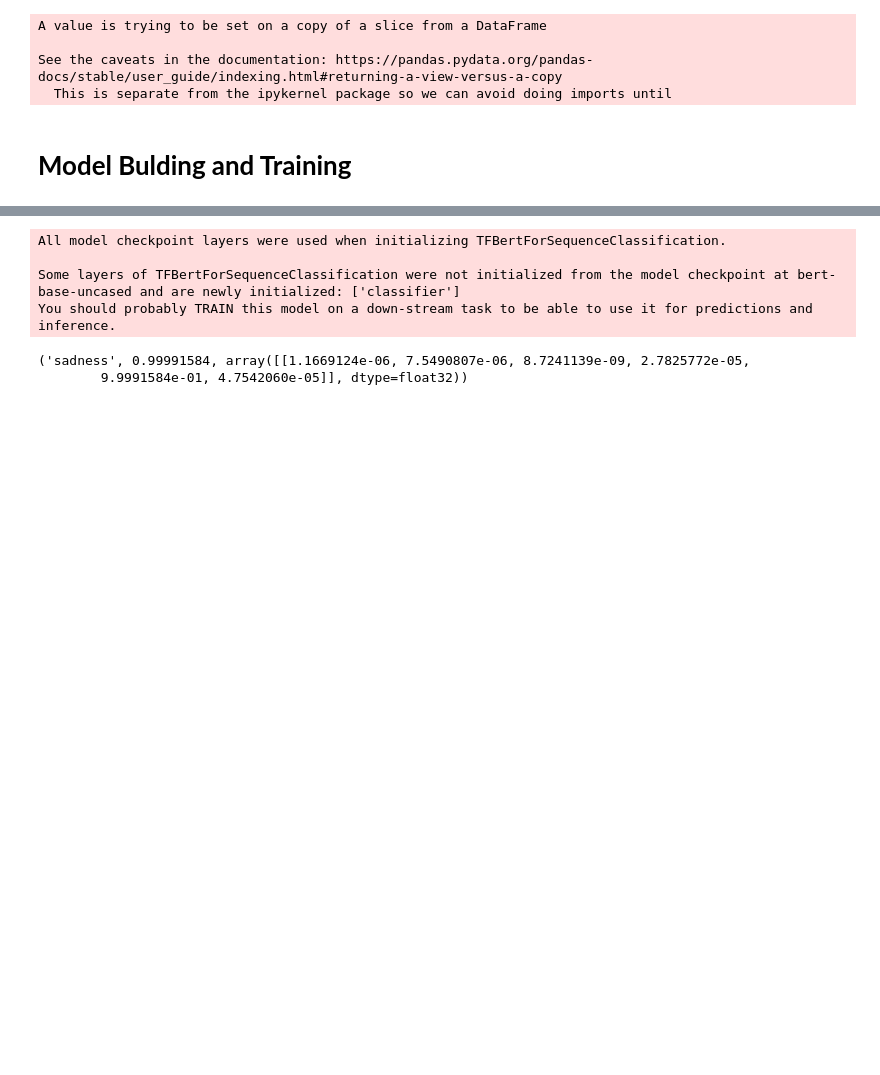
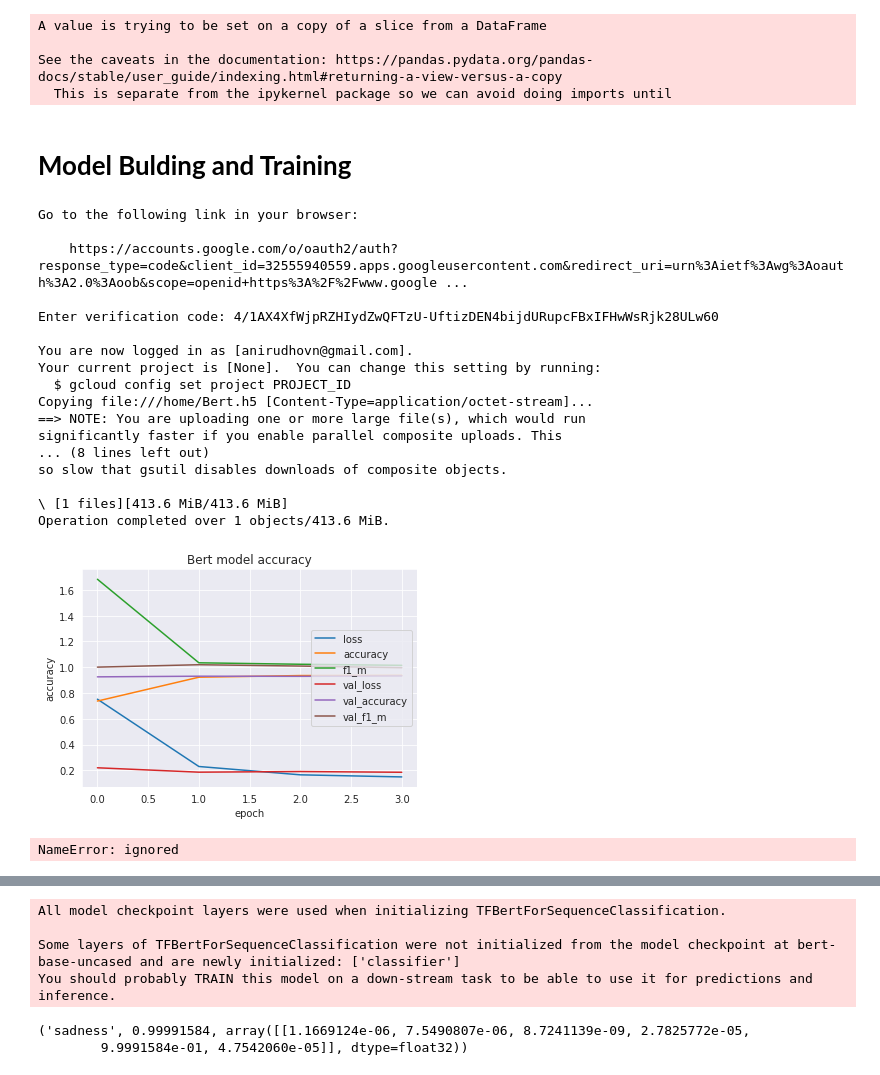
Before and after one commit to orugantiv/CSCE-585, a Jupyter notebook: Models/EmotionModels.ipynb, the cells around one changed output, grey strips where cells are left out. Saved outputs shown, nothing was run; the diff lists cells and outputs as text; code cells hidden in the pictures; blank space fills up the shorter version.

```diff
--- a/Models/EmotionModels.ipynb
+++ b/Models/EmotionModels.ipynb
@@ -250,8 +246,57 @@ Learning_rate=5e-5
 Epochs=4
 numLabels = len(encodedTrainLabels)
 # %%
-# Roberta Model
-trainDataSet,tokenizer = TextEncoding('bert-base-uncased',list(trainData['Text']),encodedTrainLabels,BatchSize,shufflingParameter,maxSentanceLength)
-valDataSet,tokenizer = TextEncoding('bert-base-uncased',list(valData['Text']),encodedValLabels,BatchSize,shufflingParameter,maxSentanceLength)
-testDataSet,tokenizer = TextEncoding('bert-base-uncased',list(testData['Text']),encodedTestLabels,BatchSize,shufflingParameter,maxSentanceLength)
+# Bert Model
+trainDataSet,tokenizer = TextEncoding('bert-base-cased',list(trainData['Text']),encodedTrainLabels,BatchSize,shufflingParameter,maxSentanceLength)
+valDataSet,tokenizer = TextEncoding('bert-base-cased',list(valData['Text']),encodedValLabels,BatchSize,shufflingParameter,maxSentanceLength)
+model = TFAutoModelForSequenceClassification.from_pretrained('bert-base-cased',num_labels=6)
+model = CreateModel(model,numLabels,maxSentanceLength)
+model.compile(optimizer=tf.keras.optimizers.Adam(learning_rate=5e-5), loss=tf.keras.losses.SparseCategoricalCrossentropy(),
+              metrics=['accuracy',
+                       f1_m])
+hist = model.fit(trainDataSet.batch(16),
+          epochs=4,
+          batch_size=16,
+          validation_data =valDataSet.batch(16))
+# %%
+model.save_weights('/home/Bert.h5')
+!gcloud auth login
+!gsutil cp -r /home/Bert.h5 gs://emotion-models
+plotEpochs(hist, 'Bert')
+# %% [output]
+Go to the following link in your browser:
+
+    https://accounts.google.com/o/oauth2/auth?response_type=code&client_id=32555940559.apps.googleusercontent.com&redirect_uri=urn%3Aietf%3Awg%3Aoauth%3A2.0%3Aoob&scope=openid+https%3A%2F%2Fwww.google ...
+
+Enter verification code: 4/1AX4XfWjpRZHIydZwQFTzU-UftizDEN4bijdURupcFBxIFHwWsRjk28ULw60
+
+You are now logged in as [anirudhovn@gmail.com].
+Your current project is [None].  You can change this setting by running:
+  $ gcloud config set project PROJECT_ID
+Copying file:///home/Bert.h5 [Content-Type=application/octet-stream]...
+==> NOTE: You are uploading one or more large file(s), which would run
+significantly faster if you enable parallel composite uploads. This
+... (8 lines left out)
+so slow that gsutil disables downloads of composite objects.
+
+\ [1 files][413.6 MiB/413.6 MiB]
+Operation completed over 1 objects/413.6 MiB.
+[figure, added]
+# %%
+# DistilBert Model
+trainDataSet,tokenizer = TextEncoding('distilbert-base-cased',list(trainData['Text']),encodedTrainLabels,BatchSize,shufflingParameter,maxSentanceLength)
+valDataSet,tokenizer = TextEncoding('distilbert-base-cased',list(valData['Text']),encodedValLabels,BatchSize,shufflingParameter,maxSentanceLength)
+model = TFAutoModelForSequenceClassification.from_pretrained('distilbert-base-cased',num_labels=6)
+model = CreateModel(model,numLabels,maxSentanceLength)
+model.compile(optimizer=tf.keras.optimizers.Adam(learning_rate=5e-5), loss=tf.keras.losses.SparseCategoricalCrossentropy(),
+              metrics=['accuracy',
+                       f1_m])
+hist = model.fit(trainDataSet.batch(16),
+          epochs=4,
+          batch_size=16,
+          validation_data =valDataSet.batch(16))
+model.save_weights('/model/DistilBert.h5')
+plotEpochs(hist, 'DistilBert')
+# %% [output]
+NameError: ignored
 # %%
```
Also changed, not shown: parts of 15 cells of this notebook.
